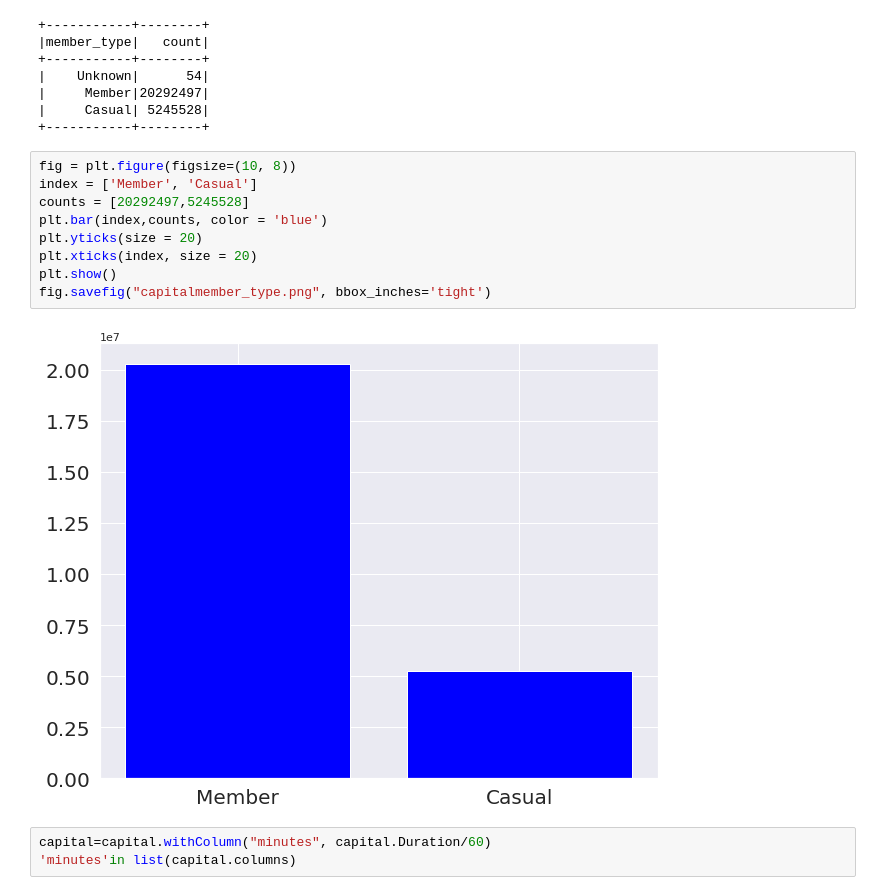
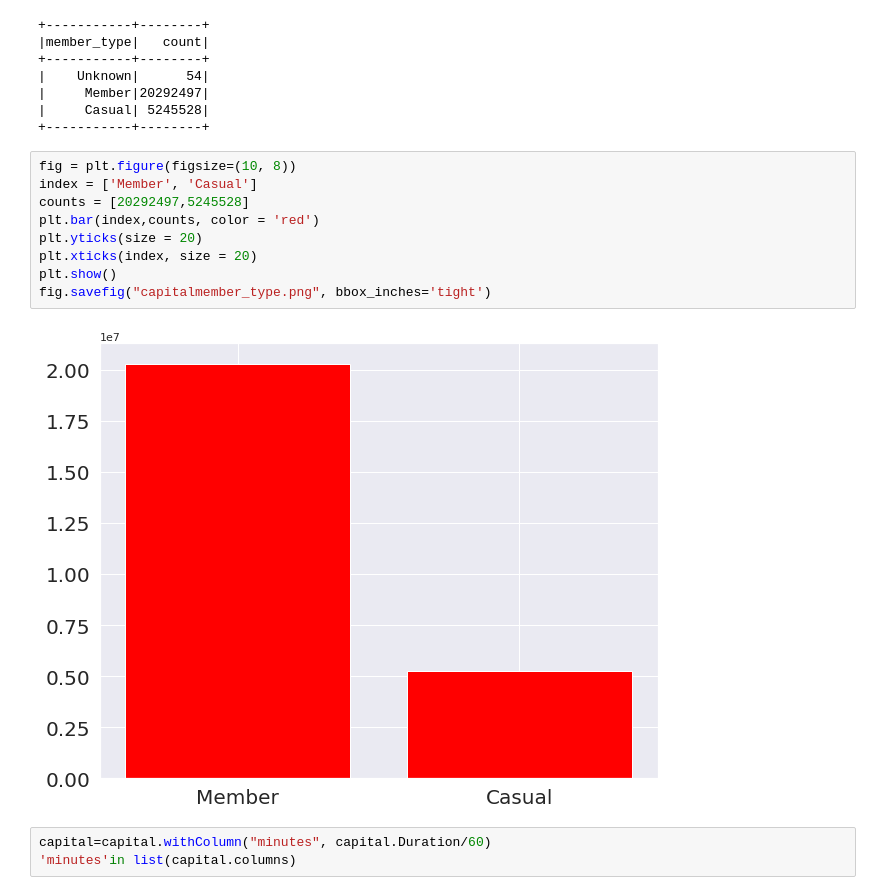
Before and after one commit to ruchikaakanar/502Project, a Jupyter notebook: 502CodeRuchi.ipynb, the cells around one changed output. Saved outputs shown, nothing was run; the diff lists cells and outputs as text.

```diff
--- a/502CodeRuchi.ipynb
+++ b/502CodeRuchi.ipynb
@@ -338,14 +410,14 @@ capital.groupBy('member_type').count().show()
 # %%
 fig = plt.figure(figsize=(10, 8))
 index = ['Member', 'Casual']
 counts = [20292497,5245528]
-plt.bar(index,counts, color = 'blue')
+plt.bar(index,counts, color = 'red')
 plt.yticks(size = 20)
 plt.xticks(index, size = 20)
 plt.show()
 fig.savefig("capitalmember_type.png", bbox_inches='tight')
 # %% [output]
-[figure, old version]
+[figure, new version]
 # %%
 capital=capital.withColumn("minutes", capital.Duration/60)
 'minutes'in list(capital.columns)
```
Also changed, not shown: parts of 15 cells of this notebook.
